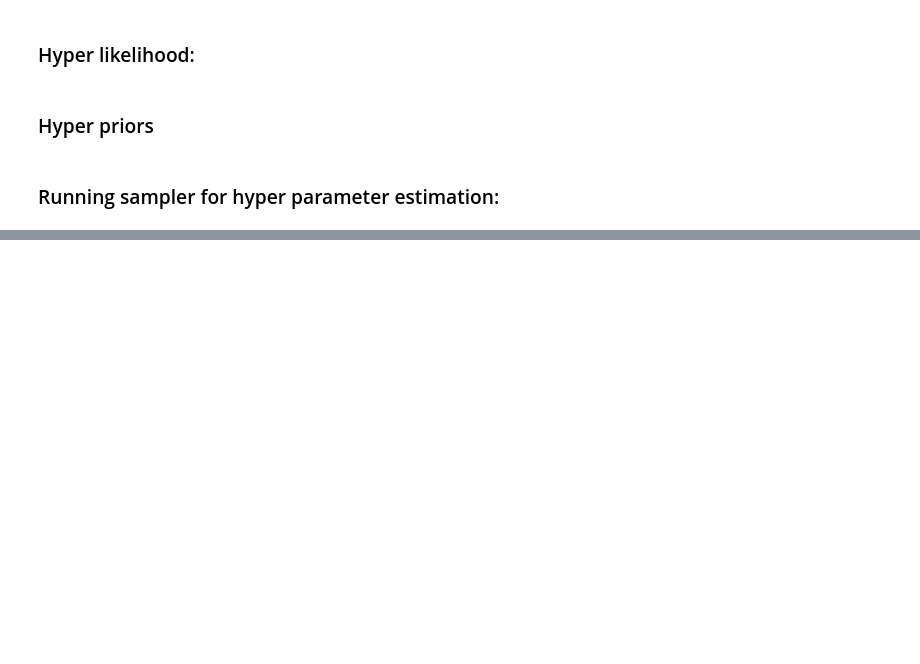
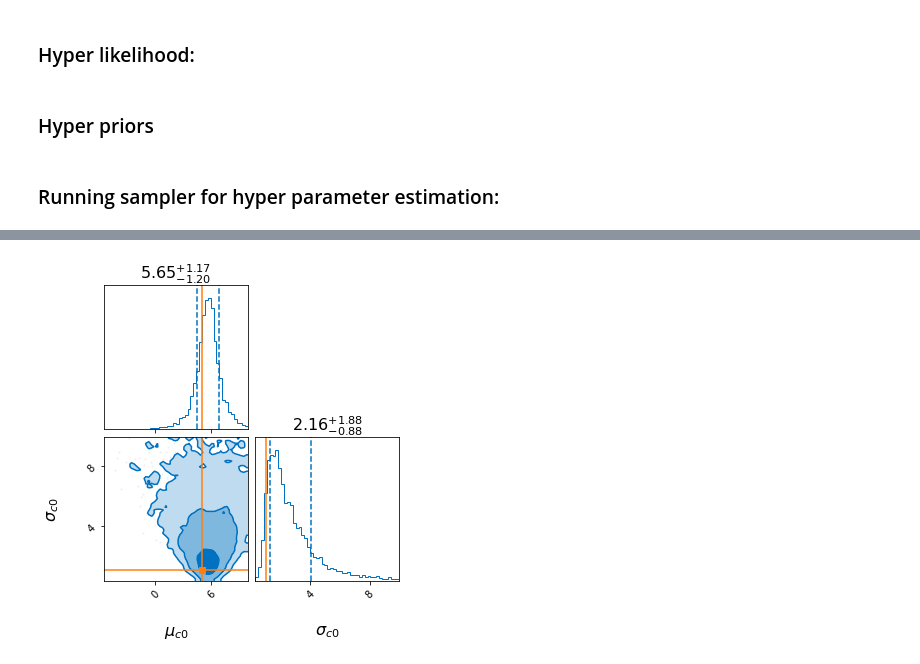
Before and after one commit to mukesh-k-singh/RatesPopMiniSchool2021, a Jupyter notebook: day1/hyper_parameter_example_bilby.ipynb, the cells around one changed output, grey strips where cells are left out. Drawn from its saved outputs; the diff is of its cells as text; code cells hidden in the pictures; blank space fills up the shorter version.

```diff
--- a/day1/hyper_parameter_example_bilby.ipynb
+++ b/day1/hyper_parameter_example_bilby.ipynb
@@ -192,0 +212,4 @@ make_pp_plot(results, filename=outdir + '/hyper_parameter_pp.png')
+# %%
+result.plot_corner(truth=dict(mu=true_mu_c0, sigma=true_sigma_c0))
+# %% [output]
+[figure, added]
```
Also changed, not shown: parts of 10 cells of this notebook.
